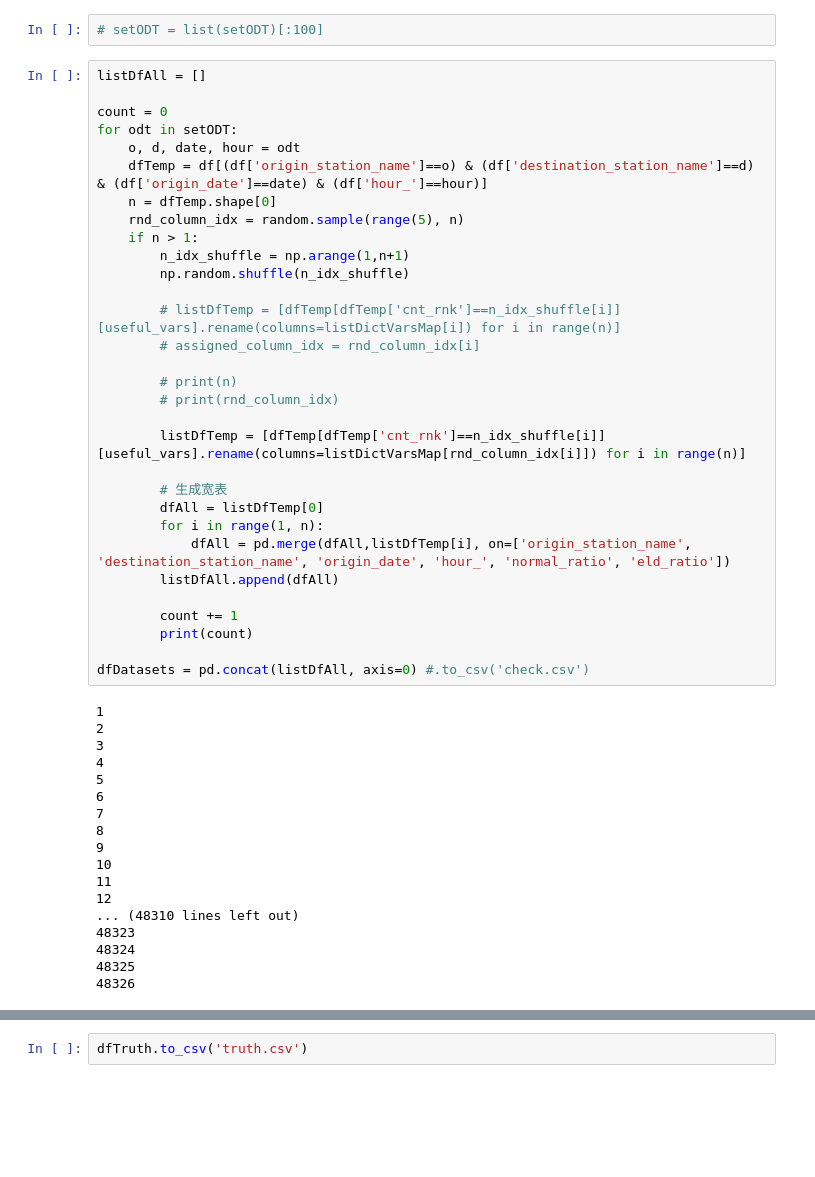
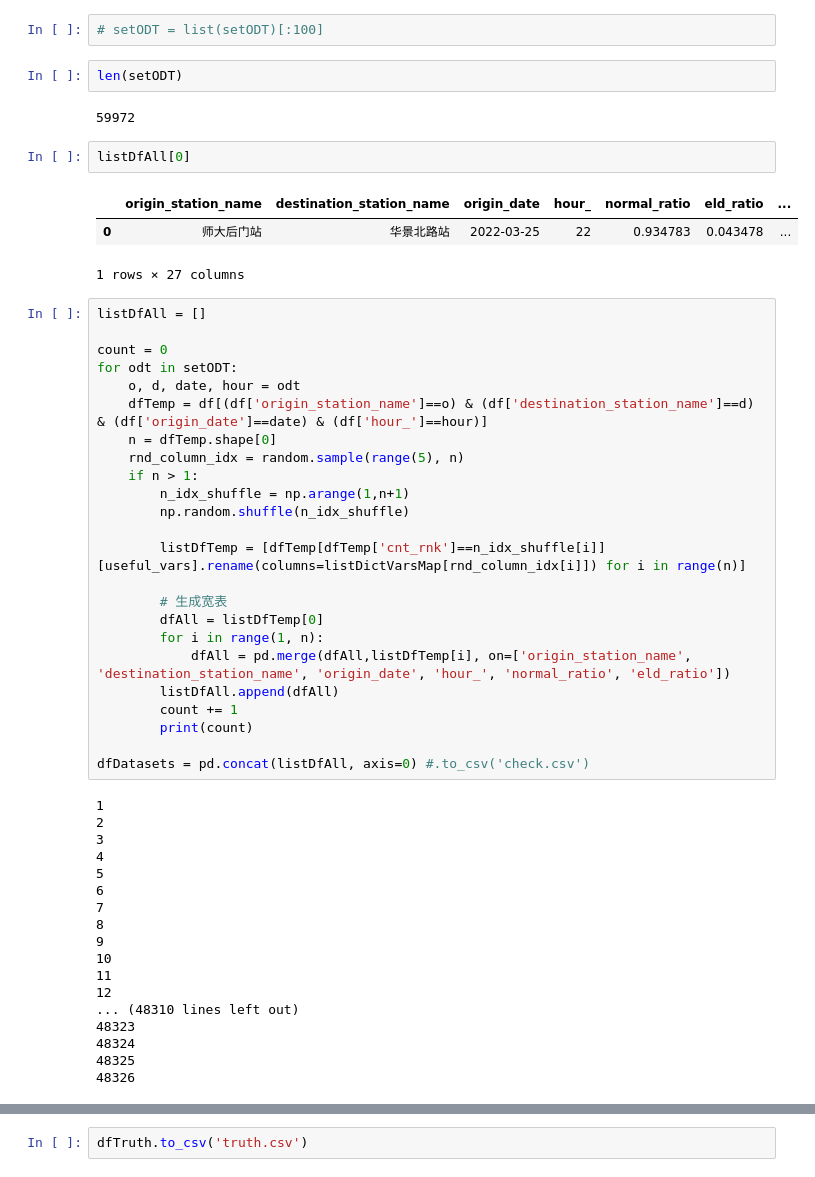
Before and after one commit to tszking/ASU-DNN, a Jupyter notebook: code/datapreprocess.ipynb, the cells around one changed output, grey strips where cells are left out. Drawn from its saved outputs; the diff is of its cells as text; blank space fills up the shorter version.

```diff
--- a/code/datapreprocess.ipynb
+++ b/code/datapreprocess.ipynb
@@ -83,6 +91,16 @@ len(setODT)
 59972
 # %%
 # setODT = list(setODT)[:100]
+# %%
+len(setODT)
+# %% [output]
+59972
+# %%
+listDfAll[0]
+# %% [output]
+|  | origin_station_name | destination_station_name | origin_date | hour_ | normal_ratio | eld_ratio | ... |
+| 0 | 师大后门站 | 华景北路站 | 2022-03-25 | 22 | 0.934783 | 0.043478 | ... |
+1 rows × 27 columns
 # %%
 listDfAll = []
 
@@ -96,12 +114,6 @@ for odt in setODT:
         n_idx_shuffle = np.arange(1,n+1)
         np.random.shuffle(n_idx_shuffle)
 
-        # listDfTemp = [dfTemp[dfTemp['cnt_rnk']==n_idx_shuffle[i]][useful_vars].rename(columns=listDictVarsMap[i]) for i in range(n)]
-        # assigned_column_idx = rnd_column_idx[i]
-
-        # print(n)
-        # print(rnd_column_idx)
-
         listDfTemp = [dfTemp[dfTemp['cnt_rnk']==n_idx_shuffle[i]][useful_vars].rename(columns=listDictVarsMap[rnd_column_idx[i]]) for i in range(n)]
 
         # 生成宽表
@@ -109,7 +121,6 @@ for odt in setODT:
         for i in range(1, n):
             dfAll = pd.merge(dfAll,listDfTemp[i], on=['origin_station_name', 'destination_station_name', 'origin_date', 'hour_', 'normal_ratio', 'eld_ratio'])
         listDfAll.append(dfAll)
-
         count += 1
         print(count)
 
```
Also changed, not shown: parts of 8 cells of this notebook, 14 other files.
